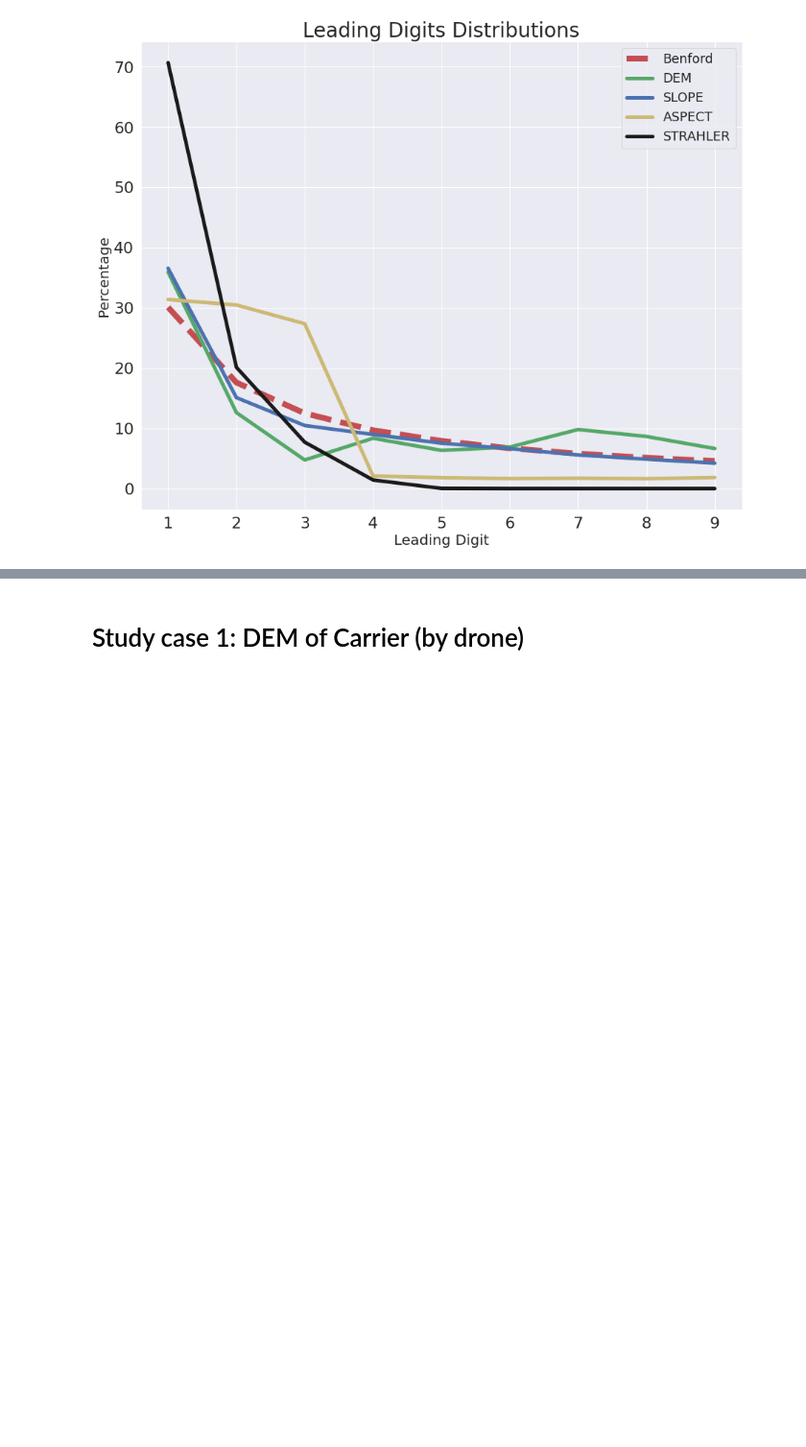
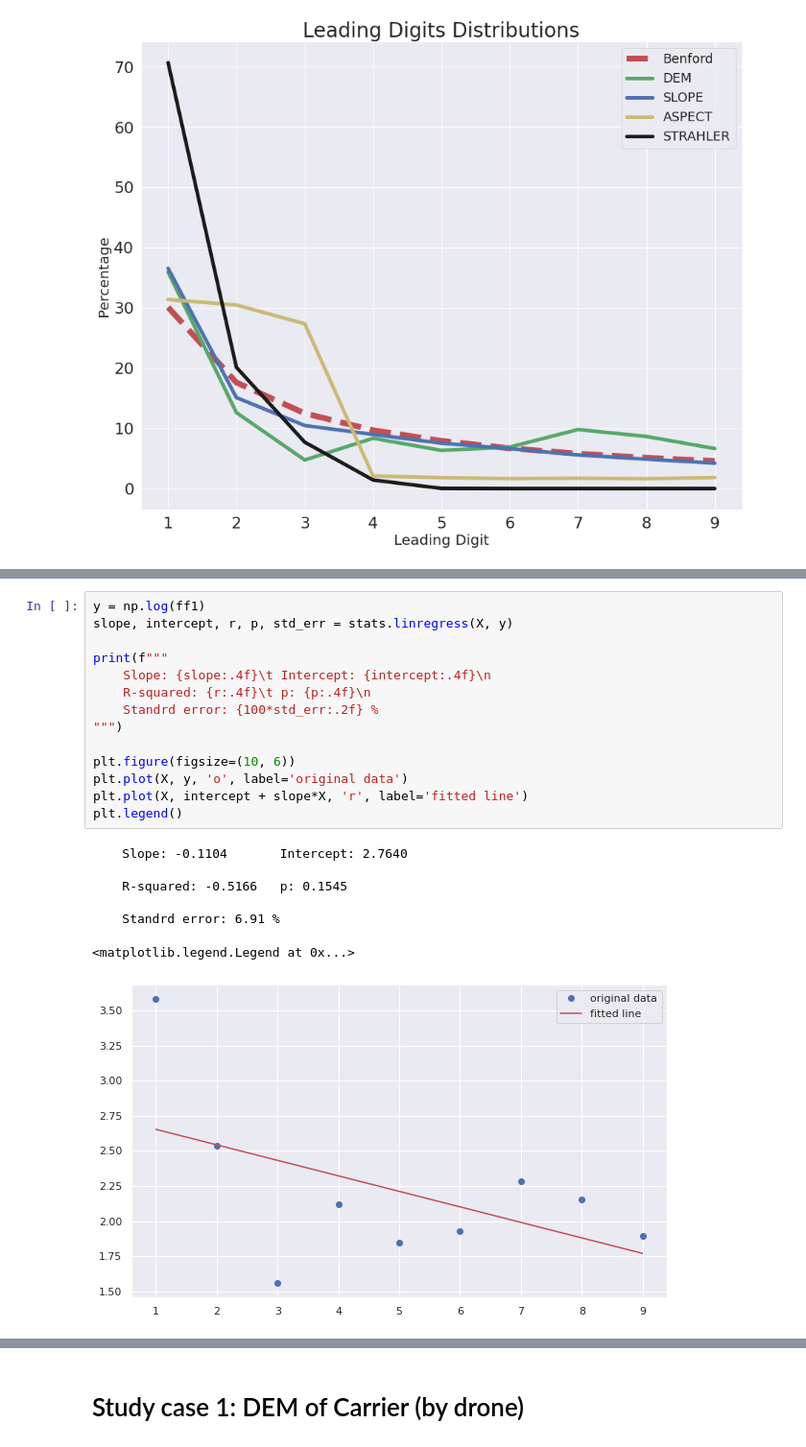
Before and after one commit to ayoubft/Benford_DEM, a Jupyter notebook: Benford_DEM-strhlr-full.ipynb, the cells around one changed output, grey strips where cells are left out. Shown at 96% size. Cells and saved outputs as stored; diff of their text form; blank space fills up the shorter version.

```diff
--- a/Benford_DEM-strhlr-full.ipynb
+++ b/Benford_DEM-strhlr-full.ipynb
@@ -283,0 +245,22 @@ Standrd error: 0.022378283855439433
+# %%
+y = np.log(ff1)
+slope, intercept, r, p, std_err = stats.linregress(X, y)
+
+print(f"""
+    Slope: {slope:.4f}\t Intercept: {intercept:.4f}\n
+    R-squared: {r:.4f}\t p: {p:.4f}\n
+    Standrd error: {100*std_err:.2f} %
+""")
+
+plt.figure(figsize=(10, 6))
+plt.plot(X, y, 'o', label='original data')
+plt.plot(X, intercept + slope*X, 'r', label='fitted line')
+plt.legend()
+# %% [output]
+    Slope: -0.1104       Intercept: 2.7640
+
+    R-squared: -0.5166   p: 0.1545
+
+    Standrd error: 6.91 %
+<matplotlib.legend.Legend at 0x...>
+[figure, added]
```
Also changed, not shown: parts of 9 cells of this notebook.
